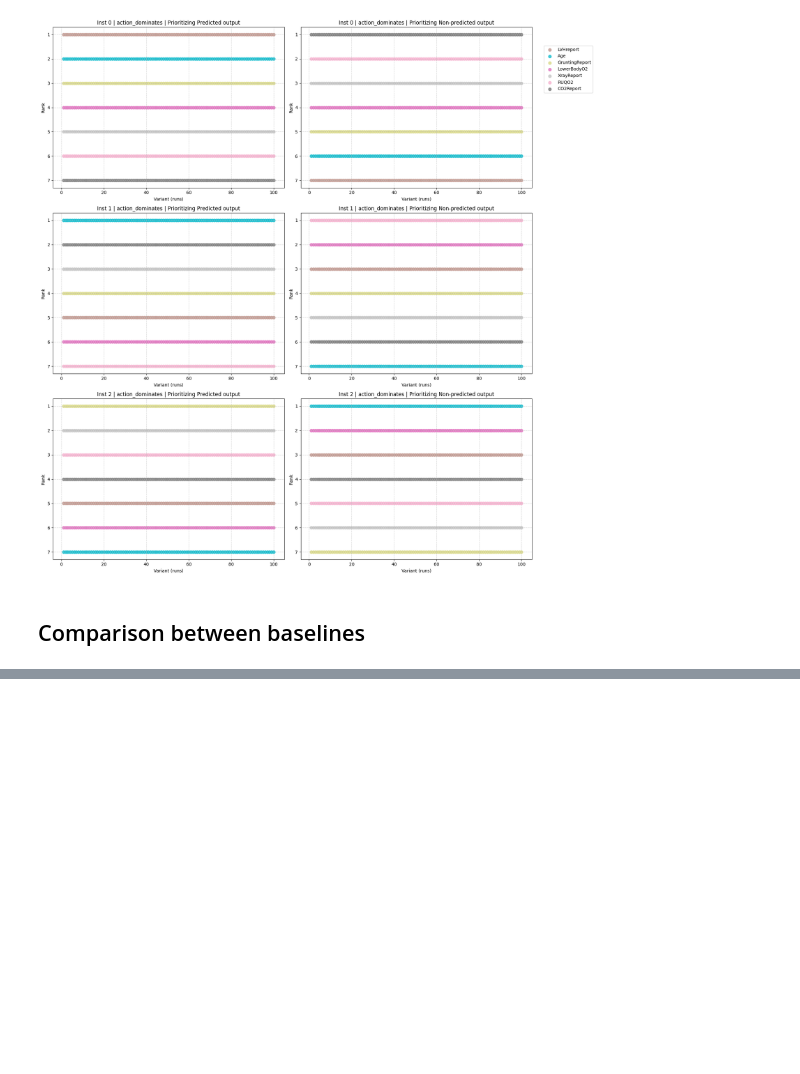
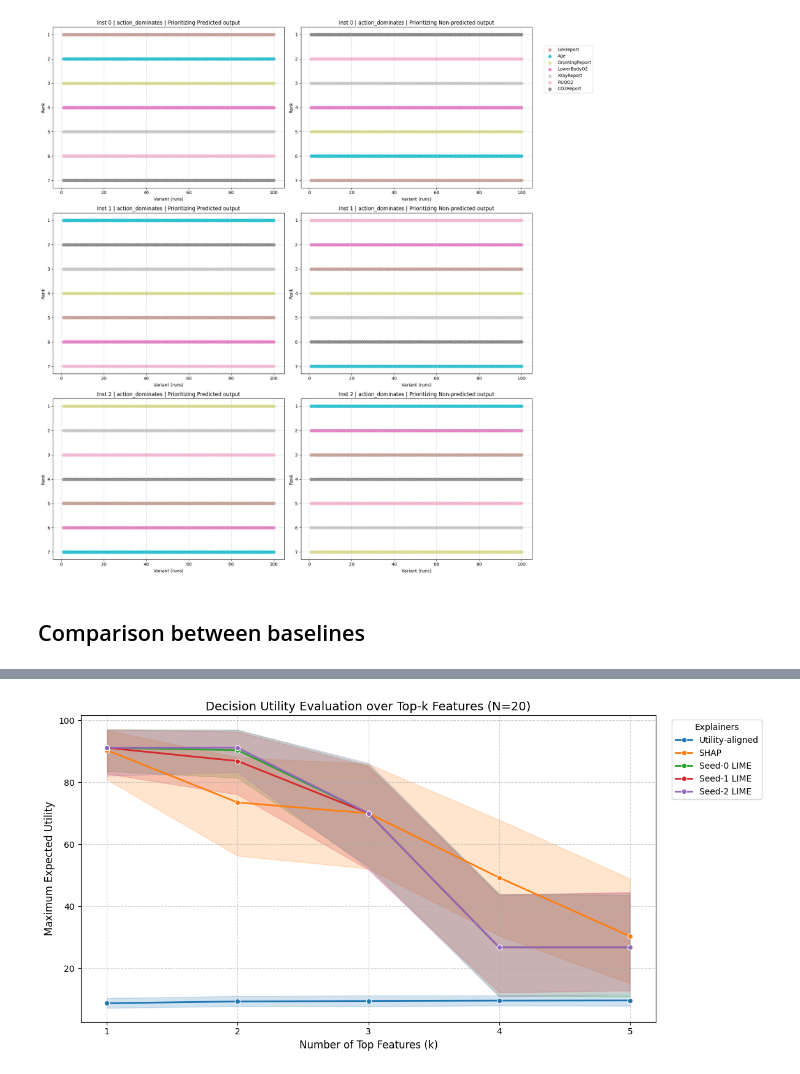
Before and after one commit to alexisvuvietnam/UtilityAlignedExplainer, a Jupyter notebook: experiment_child.ipynb, the cells around one changed output, grey strips where cells are left out. Saved outputs shown, nothing was run; the diff lists cells and outputs as text; code cells hidden in the pictures; blank space fills up the shorter version.

```diff
--- a/experiment_child.ipynb
+++ b/experiment_child.ipynb
@@ -335,0 +315,6 @@ display(rq2_graph)
+# %%
+utility_matrix = np.array([[-100, 100], [100, -100]])
+decision_maker = DecisionMaker("Child causal database", full_model, full_features, full_class_names, rq3_actions, rq3_causal, utility_matrix, X_train_full, y_train_full, X_test_full, n_samples=20)
+rq3 = decision_maker.decision_utility(display=True)
+# %% [output]
+[figure, added]
```
Also changed, not shown: parts of 11 cells of this notebook, 3 other files.
